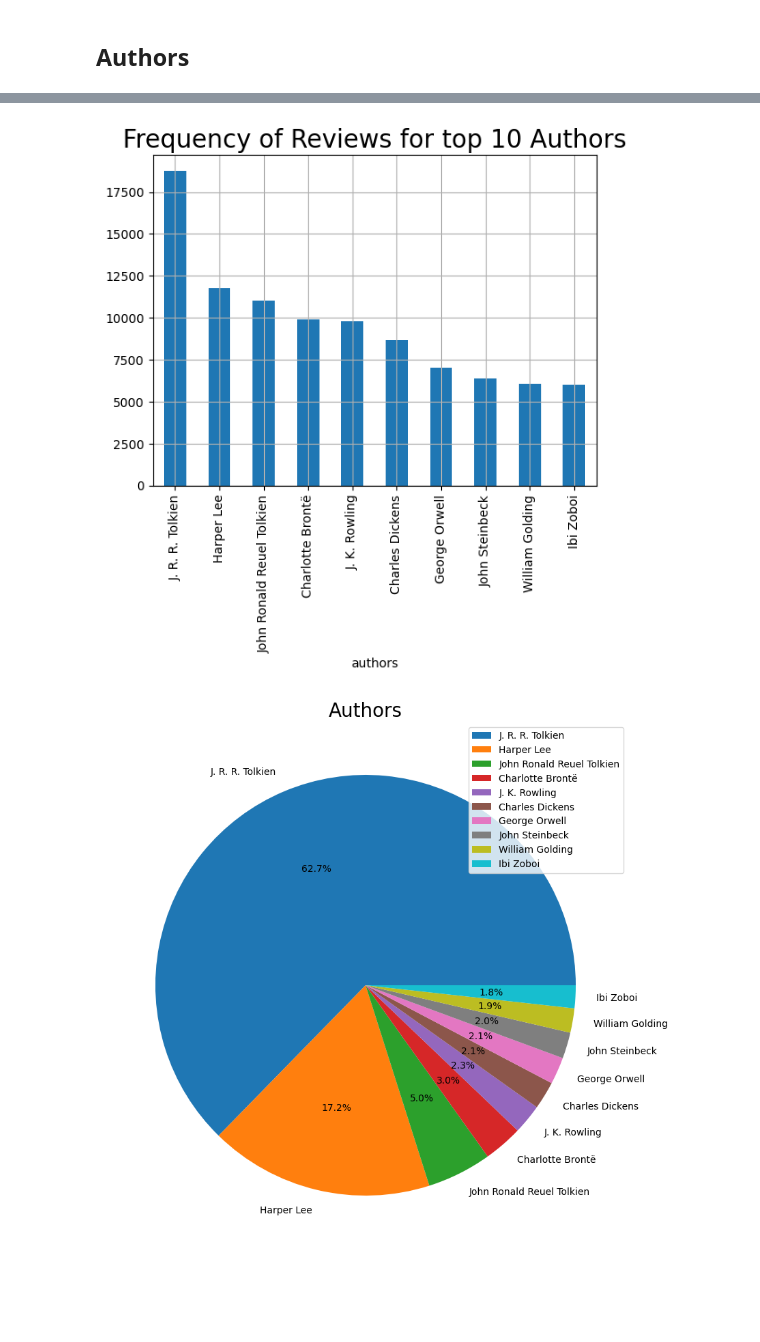
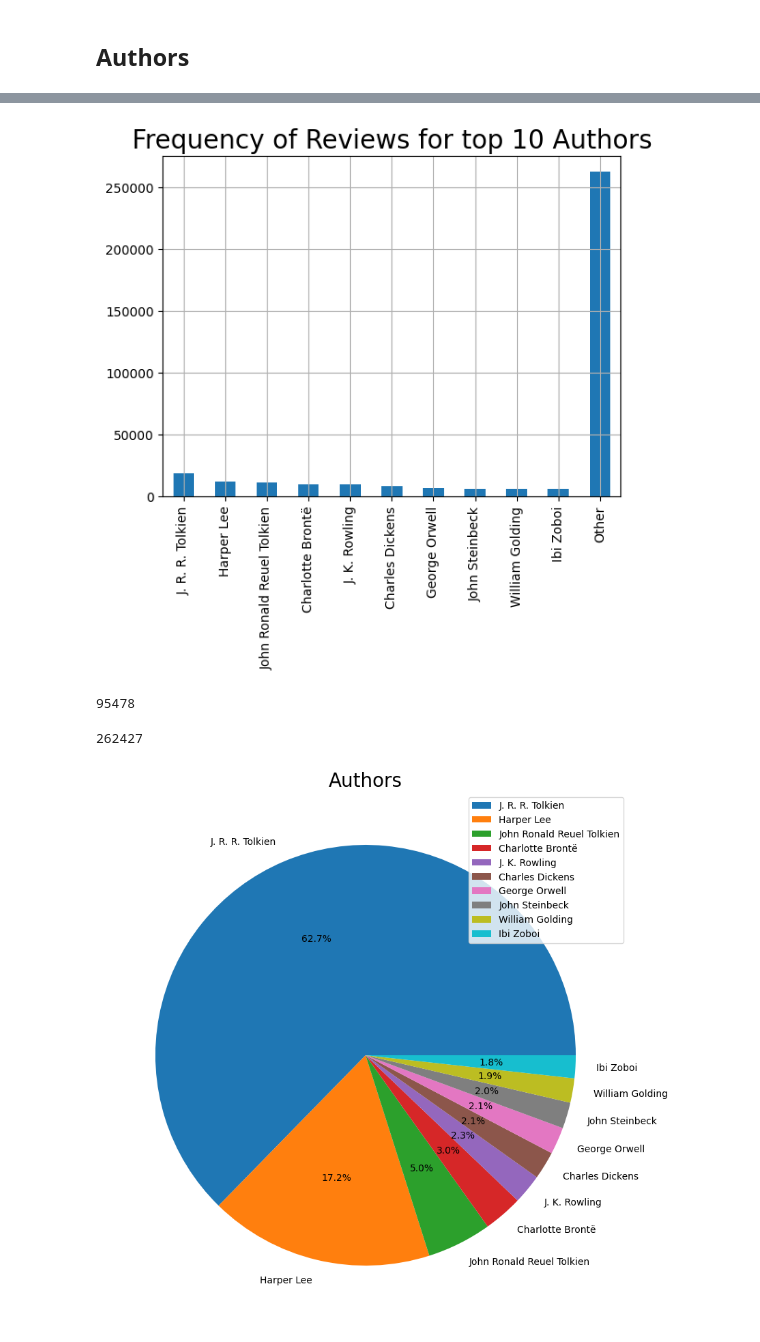
Before and after one commit to arnaldochm/final_project_nlp, a Jupyter notebook: notebooks/notebook_EDA.ipynb, the cells around one changed output, grey strips where cells are left out. Drawn from its saved outputs; the diff is of its cells as text; code cells hidden in the pictures; blank space fills up the shorter version.

```diff
--- a/notebooks/notebook_EDA.ipynb
+++ b/notebooks/notebook_EDA.ipynb
@@ -286,14 +301,26 @@ plt.show()
 # %%
+# df_all_data['authors'].replace(to_replace="John Ronald Reuel Tolkien", value="J. R. R. Tolkien")
 top_10_authors_counts = df_all_data['authors'].explode().value_counts()
 top_10_authors_counts = top_10_authors_counts[:10].sort_values(ascending=False)
-top_10_authors_counts.plot(kind='bar')
+other_authors_counts = df_all_data['authors'].explode().value_counts()
+other_authors_counts = other_authors_counts[10:].sum()
+top_authors_with_other = pd.concat([top_10_authors_counts, pd.Series({'Other': other_authors_counts})])
+top_authors_with_other.plot(kind='bar')
 plt.title('Frequency of Reviews for top 10 Authors', fontsize = 20)
 plt.grid()
 plt.show()
 
 #se puede limpiar esa entrada de Tolkien: Unificar los dos nombres en uno solo.
 # %% [output]
-[figure, old version]
+[figure, new version]
+# %%
+top_10_authors_counts.sum()
+# %% [output]
+95478
+# %%
+other_authors_counts
+# %% [output]
+262427
 # %%
 labels=top_10_authors_counts.keys().map(str)
 
```
Also changed, not shown: parts of 19 cells of this notebook.
